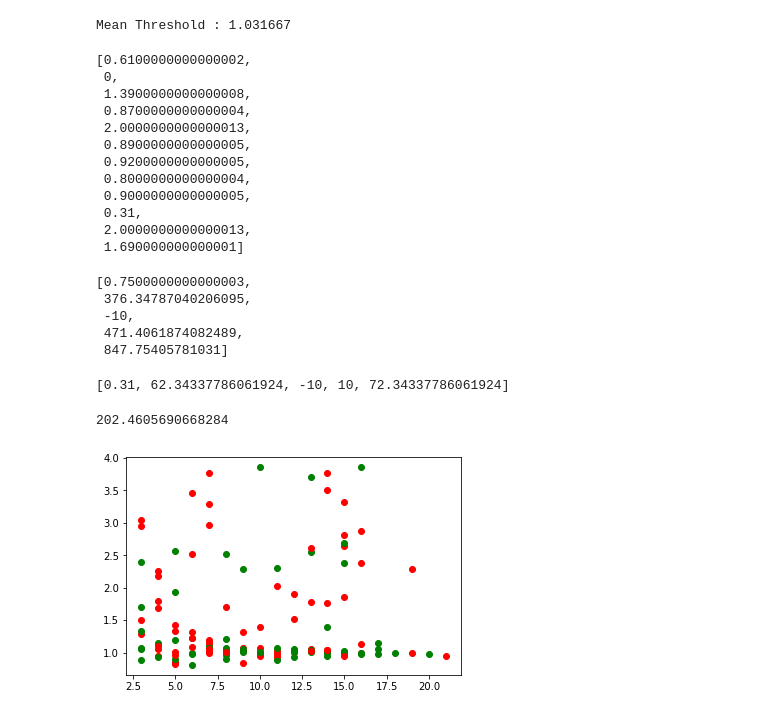
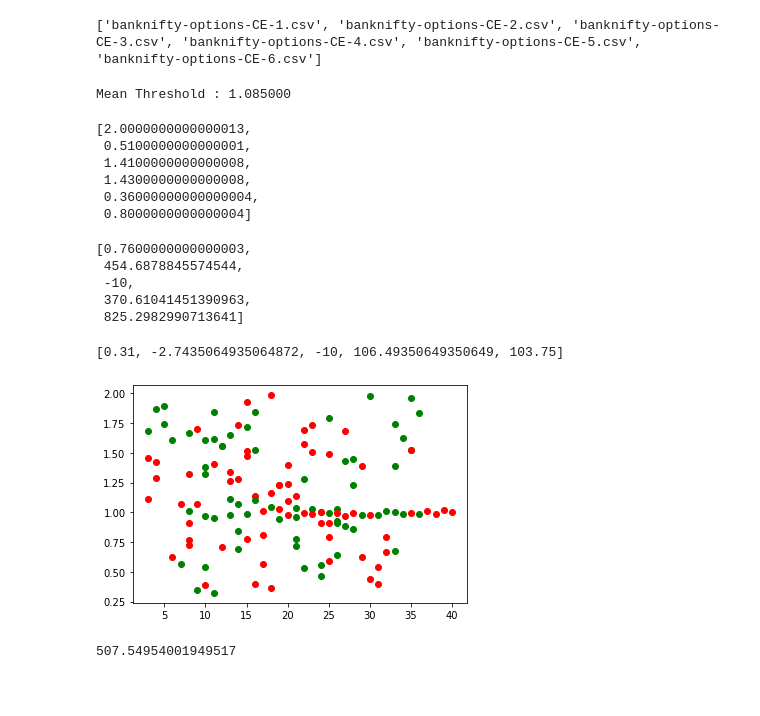
Before and after one commit to devesh2003/Stock-Options-Alpha-Research, a Jupyter notebook: Backtests/BankNifty/BankNifty - Backtest - 2019/Alpha-Values-Backtest.ipynb, the cells around one changed output. Saved outputs shown, nothing was run; the diff lists cells and outputs as text; code cells hidden in the pictures; blank space fills up the shorter version.

```diff
--- a/Backtests/BankNifty/BankNifty - Backtest - 2019/Alpha-Values-Backtest.ipynb
+++ b/Backtests/BankNifty/BankNifty - Backtest - 2019/Alpha-Values-Backtest.ipynb
@@ -10,67 +9,50 @@ import numpy as np
 from AlphaTests import *
 # %%
-options = ["banknifty-options-1.csv",
-          "banknifty-options-2.csv",
-          "banknifty-options-3.csv",
-           "banknifty-options-4.csv",
-           "banknifty-options-5.csv",
-           "banknifty-options-6.csv",
-           "banknifty-options-7.csv",
-           "banknifty-options-8.csv",
-           "banknifty-options-9.csv",
-           "banknifty-options-10.csv",
-           "banknifty-options-11.csv",
-           "banknifty-options-12.csv"
-          ]
+options = ["banknifty-options-PE-1.csv",
+          "banknifty-options-PE-2.csv",
+          "banknifty-options-PE-3.csv",
+          "banknifty-options-PE-4.csv",
+          "banknifty-options-PE-5.csv",
+          "banknifty-options-PE-6.csv",]
 
 prices = ["banknifty-prices-1.csv",
           "banknifty-prices-2.csv",
           "banknifty-prices-3.csv",
           "banknifty-prices-4.csv",
           "banknifty-prices-5.csv",
-          "banknifty-prices-6.csv",
-          "banknifty-prices-7.csv",
-          "banknifty-prices-8.csv",
-          "banknifty-prices-9.csv",
-          "banknifty-prices-10.csv",
-          "banknifty-prices-11.csv",
-          "banknifty-prices-12.csv",
-          ]
+          "banknifty-prices-6.csv",]
 # %%
 loader = Loader(options,prices)
+# %% [output]
+['banknifty-options-CE-1.csv', 'banknifty-options-CE-2.csv', 'banknifty-options-CE-3.csv', 'banknifty-options-CE-4.csv', 'banknifty-options-CE-5.csv', 'banknifty-options-CE-6.csv']
 # %%
 loader.find_individual_optimal_threshold()
 # %% [output]
-Mean Threshold : 1.031667
+Mean Threshold : 1.085000
-[0.6100000000000002,
- 0,
- 1.3900000000000008,
- 0.8700000000000004,
- 2.0000000000000013,
- 0.8900000000000005,
- 0.9200000000000005,
- 0.8000000000000004,
- 0.9000000000000005,
- 0.31,
- 2.0000000000000013,
- 1.690000000000001]
+[2.0000000000000013,
+ 0.5100000000000001,
+ 1.4100000000000008,
+ 1.4300000000000008,
+ 0.36000000000000004,
+ 0.8000000000000004]
 # %%
 loader.maximize_returns()
 # %% [output]
-[0.7500000000000003,
- 376.34787040206095,
+[0.7600000000000003,
+ 454.6878845574544,
  -10,
- 471.4061874082489,
- 847.75405781031]
+ 370.61041451390963,
+ 825.2982990713641]
 # %%
 loader.minimize_losses()
 # %% [output]
-[0.31, 62.34337786061924, -10, 10, 72.34337786061924]
+[0.31, -2.7435064935064872, -10, 106.49350649350649, 103.75]
+# %%
+test_thresh = 0.3
+loader.plot_scatter(test_thresh,limit=2)
+# %% [output]
+[figure, added]
 # %%
-loader.find_net_returns(1.96)
+loader.find_net_returns(1.27)
 # %% [output]
-202.4605690668284
+507.54954001949517
-# %%
-loader.plot_scatter(0.75,limit=4)
-# %% [output]
-[figure, removed]
```
Also changed, not shown: parts of 12 cells of this notebook, 50 other files.
